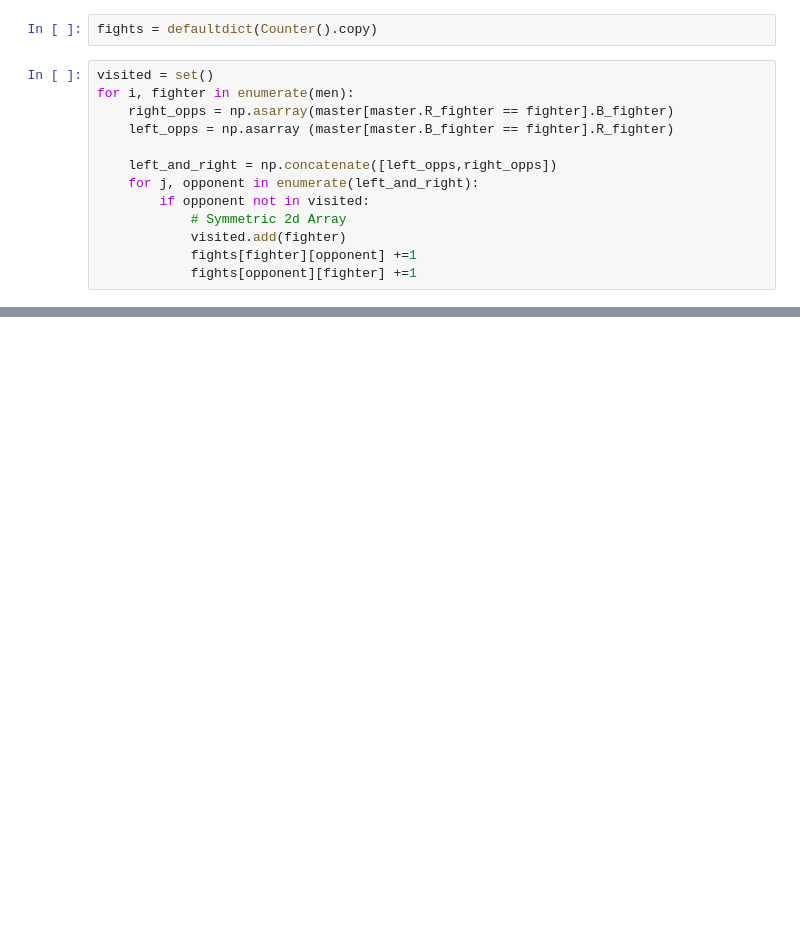
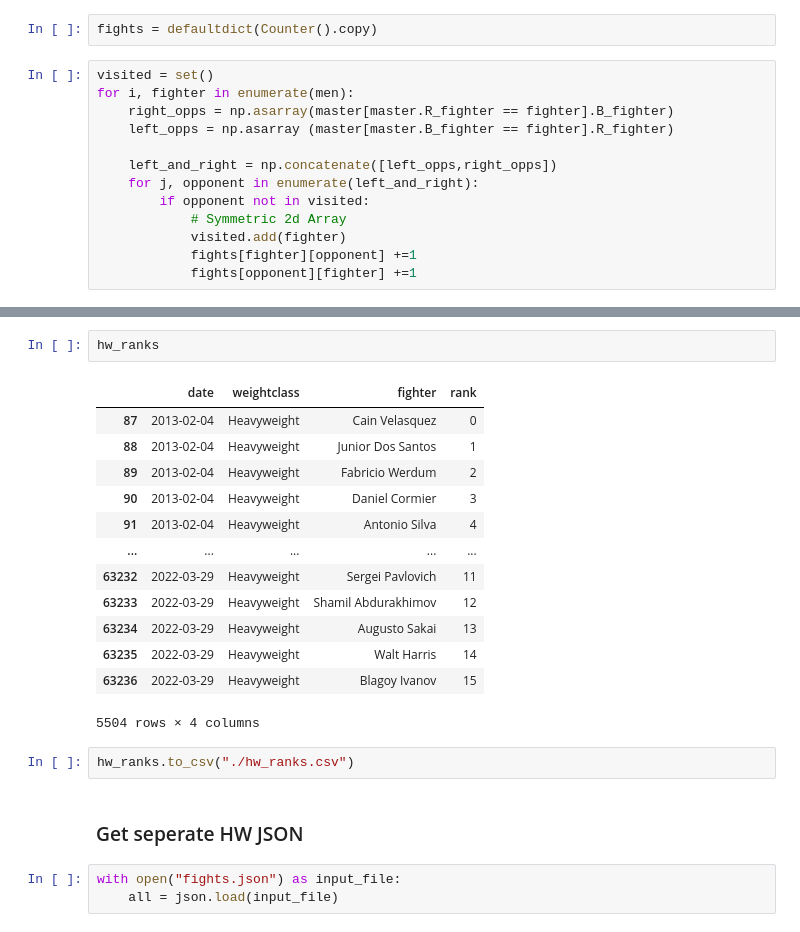
Before and after one commit to kkahadze/ufc-stats, a Jupyter notebook: data/cleaning.ipynb, the cells around one changed output, grey strips where cells are left out. Saved outputs shown, nothing was run; the diff lists cells and outputs as text; blank space fills up the shorter version.

```diff
--- a/data/cleaning.ipynb
+++ b/data/cleaning.ipynb
@@ -159,0 +151,23 @@ with open('fights.json', 'w') as outfile:
+# %%
+hw_ranks
+# %% [output]
+|  | date | weightclass | fighter | rank |
+| 87 | 2013-02-04 | Heavyweight | Cain Velasquez | 0 |
+| 88 | 2013-02-04 | Heavyweight | Junior Dos Santos | 1 |
+| 89 | 2013-02-04 | Heavyweight | Fabricio Werdum | 2 |
+| 90 | 2013-02-04 | Heavyweight | Daniel Cormier | 3 |
+| 91 | 2013-02-04 | Heavyweight | Antonio Silva | 4 |
+| ... | ... | ... | ... | ... |
+| 63232 | 2022-03-29 | Heavyweight | Sergei Pavlovich | 11 |
+| 63233 | 2022-03-29 | Heavyweight | Shamil Abdurakhimov | 12 |
+| 63234 | 2022-03-29 | Heavyweight | Augusto Sakai | 13 |
+| 63235 | 2022-03-29 | Heavyweight | Walt Harris | 14 |
+| 63236 | 2022-03-29 | Heavyweight | Blagoy Ivanov | 15 |
+5504 rows × 4 columns
+# %%
+hw_ranks.to_csv("./hw_ranks.csv")
+# %% [markdown]
+### Get seperate HW JSON
+# %%
+with open("fights.json") as input_file:
+    all = json.load(input_file)
```
Also changed, not shown: parts of 29 cells of this notebook, 13 other files.
